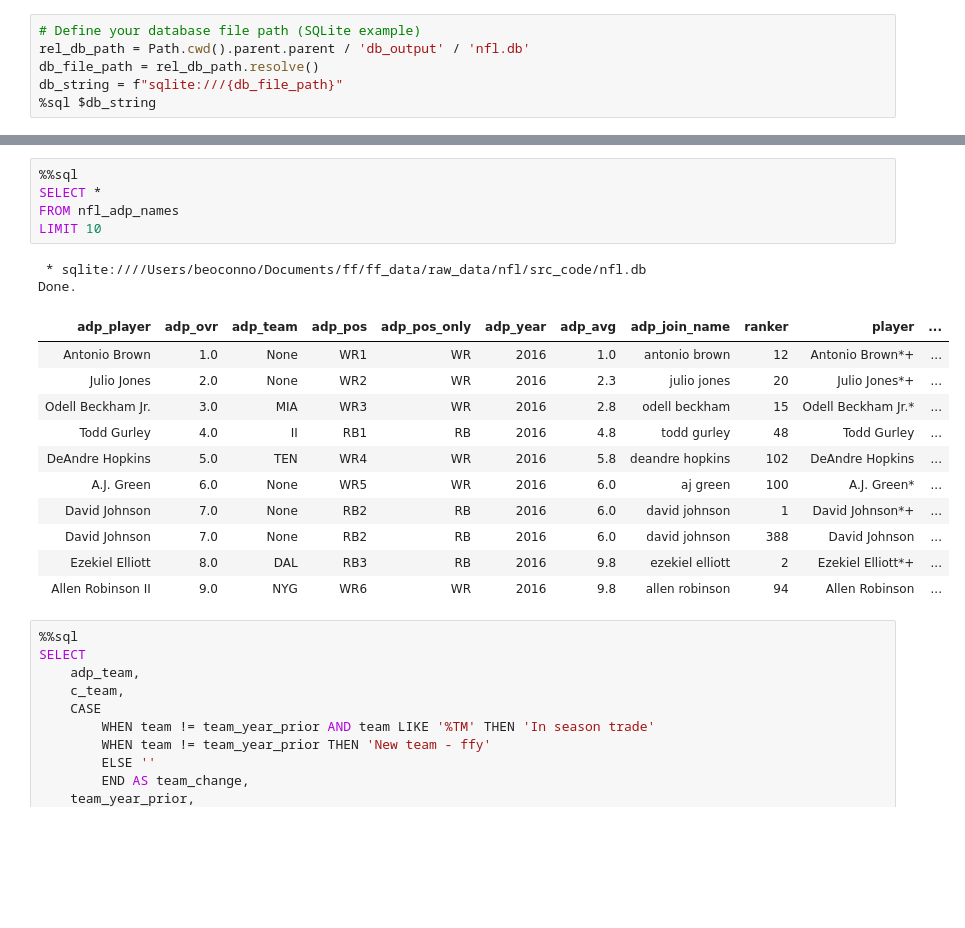
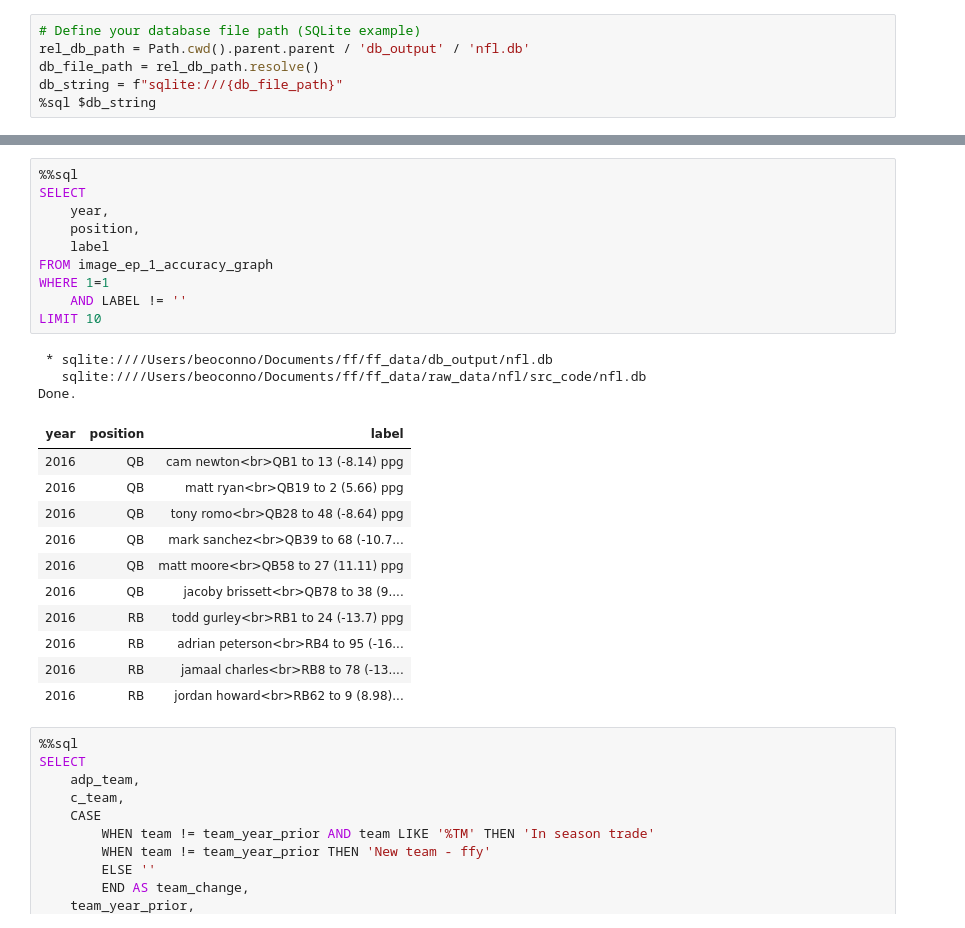
Before and after one commit to uobeno/ff_data, a Jupyter notebook: notebooks/nfl/IntroNotebook.ipynb, the cells around one changed output, grey strips where cells are left out. Saved outputs shown, nothing was run; the diff lists cells and outputs as text; blank space fills up the shorter version.

```diff
--- a/notebooks/nfl/IntroNotebook.ipynb
+++ b/notebooks/nfl/IntroNotebook.ipynb
@@ -52,22 +139,28 @@ Done.
 # %%
 %%sql
-SELECT *
-FROM nfl_adp_names
+SELECT
+    year,
+    position,
+    label
+FROM image_ep_1_accuracy_graph
+WHERE 1=1
+    AND LABEL != ''
 LIMIT 10
 # %% [output]
- * sqlite:////Users/beoconno/Documents/ff/ff_data/raw_data/nfl/src_code/nfl.db
+ * sqlite:////Users/beoconno/Documents/ff/ff_data/db_output/nfl.db
+   sqlite:////Users/beoconno/Documents/ff/ff_data/raw_data/nfl/src_code/nfl.db
 Done.
-| adp_player | adp_ovr | adp_team | adp_pos | adp_pos_only | adp_year | adp_avg | adp_join_name | ranker | player | ... |
-| Antonio Brown | 1.0 | None | WR1 | WR | 2016 | 1.0 | antonio brown | 12 | Antonio Brown*+ | ... |
-| Julio Jones | 2.0 | None | WR2 | WR | 2016 | 2.3 | julio jones | 20 | Julio Jones*+ | ... |
-| Odell Beckham Jr. | 3.0 | MIA | WR3 | WR | 2016 | 2.8 | odell beckham | 15 | Odell Beckham Jr.* | ... |
-| Todd Gurley | 4.0 | II | RB1 | RB | 2016 | 4.8 | todd gurley | 48 | Todd Gurley | ... |
-| DeAndre Hopkins | 5.0 | TEN | WR4 | WR | 2016 | 5.8 | deandre hopkins | 102 | DeAndre Hopkins | ... |
-| A.J. Green | 6.0 | None | WR5 | WR | 2016 | 6.0 | aj green | 100 | A.J. Green* | ... |
-| David Johnson | 7.0 | None | RB2 | RB | 2016 | 6.0 | david johnson | 1 | David Johnson*+ | ... |
-| David Johnson | 7.0 | None | RB2 | RB | 2016 | 6.0 | david johnson | 388 | David Johnson | ... |
-| Ezekiel Elliott | 8.0 | DAL | RB3 | RB | 2016 | 9.8 | ezekiel elliott | 2 | Ezekiel Elliott*+ | ... |
-| Allen Robinson II | 9.0 | NYG | WR6 | WR | 2016 | 9.8 | allen robinson | 94 | Allen Robinson | ... |
+| year | position | label |
+| 2016 | QB | cam newton<br>QB1 to 13 (-8.14) ppg |
+| 2016 | QB | matt ryan<br>QB19 to 2 (5.66) ppg |
+| 2016 | QB | tony romo<br>QB28 to 48 (-8.64) ppg |
+| 2016 | QB | mark sanchez<br>QB39 to 68 (-10.7... |
+| 2016 | QB | matt moore<br>QB58 to 27 (11.11) ppg |
+| 2016 | QB | jacoby brissett<br>QB78 to 38 (9.... |
+| 2016 | RB | todd gurley<br>RB1 to 24 (-13.7) ppg |
+| 2016 | RB | adrian peterson<br>RB4 to 95 (-16... |
+| 2016 | RB | jamaal charles<br>RB8 to 78 (-13.... |
+| 2016 | RB | jordan howard<br>RB62 to 9 (8.98)... |
 # %%
 %%sql
 SELECT
```
Also changed, not shown: parts of 3 cells of this notebook, 46 other files.
